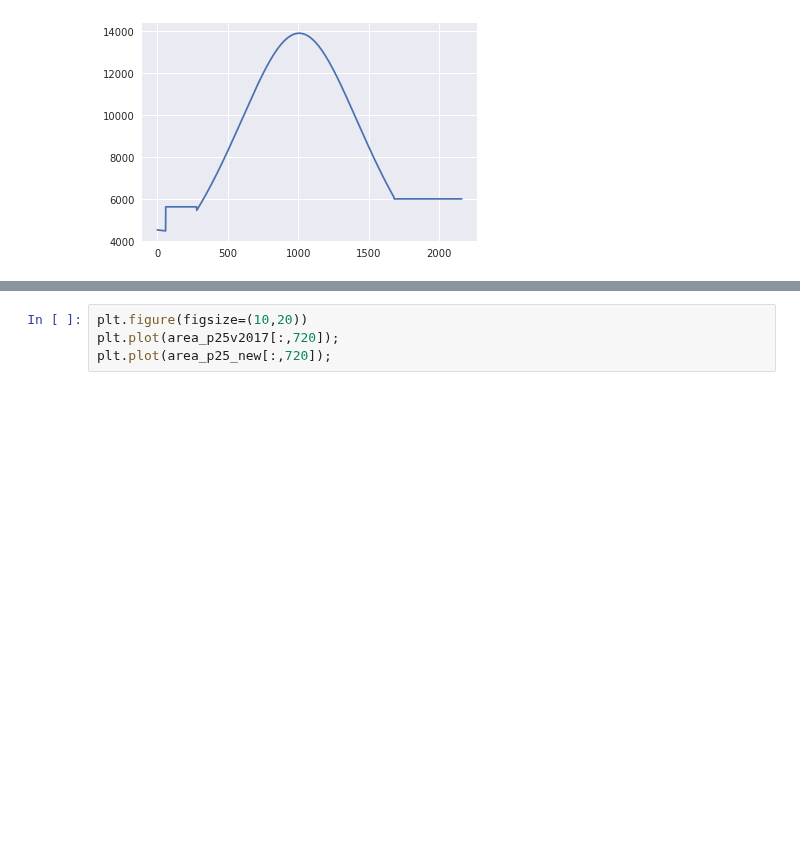
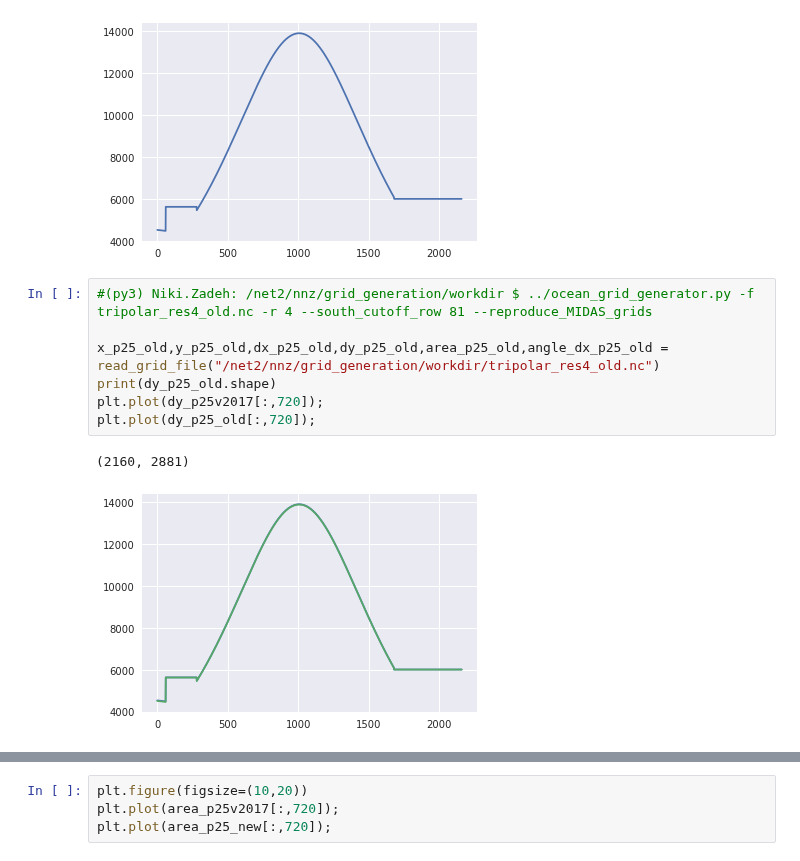
Before and after one commit to nikizadehgfdl/grid_generation, a Jupyter notebook: jupynotebooks/inspect_grid_file.ipynb, the cells around one changed output, grey strips where cells are left out. Drawn from its saved outputs; the diff is of its cells as text; blank space fills up the shorter version.

```diff
--- a/jupynotebooks/inspect_grid_file.ipynb
+++ b/jupynotebooks/inspect_grid_file.ipynb
@@ -69,4 +69,14 @@ plt.plot(dy_p25v2017[:,720]);
 # %% [output]
 (2160, 2881)
 [figure]
+# %%
+#(py3) Niki.Zadeh: /net2/nnz/grid_generation/workdir $ ../ocean_grid_generator.py -f tripolar_res4_old.nc -r 4 --south_cutoff_row 81 --reproduce_MIDAS_grids
+
+x_p25_old,y_p25_old,dx_p25_old,dy_p25_old,area_p25_old,angle_dx_p25_old = read_grid_file("/net2/nnz/grid_generation/workdir/tripolar_res4_old.nc")
+print(dy_p25_old.shape)
+plt.plot(dy_p25v2017[:,720]);
+plt.plot(dy_p25_old[:,720]);
+# %% [output]
+(2160, 2881)
+[figure, added]
 # %%
```
Also changed, not shown: parts of 2 cells of this notebook, 1 other file.
